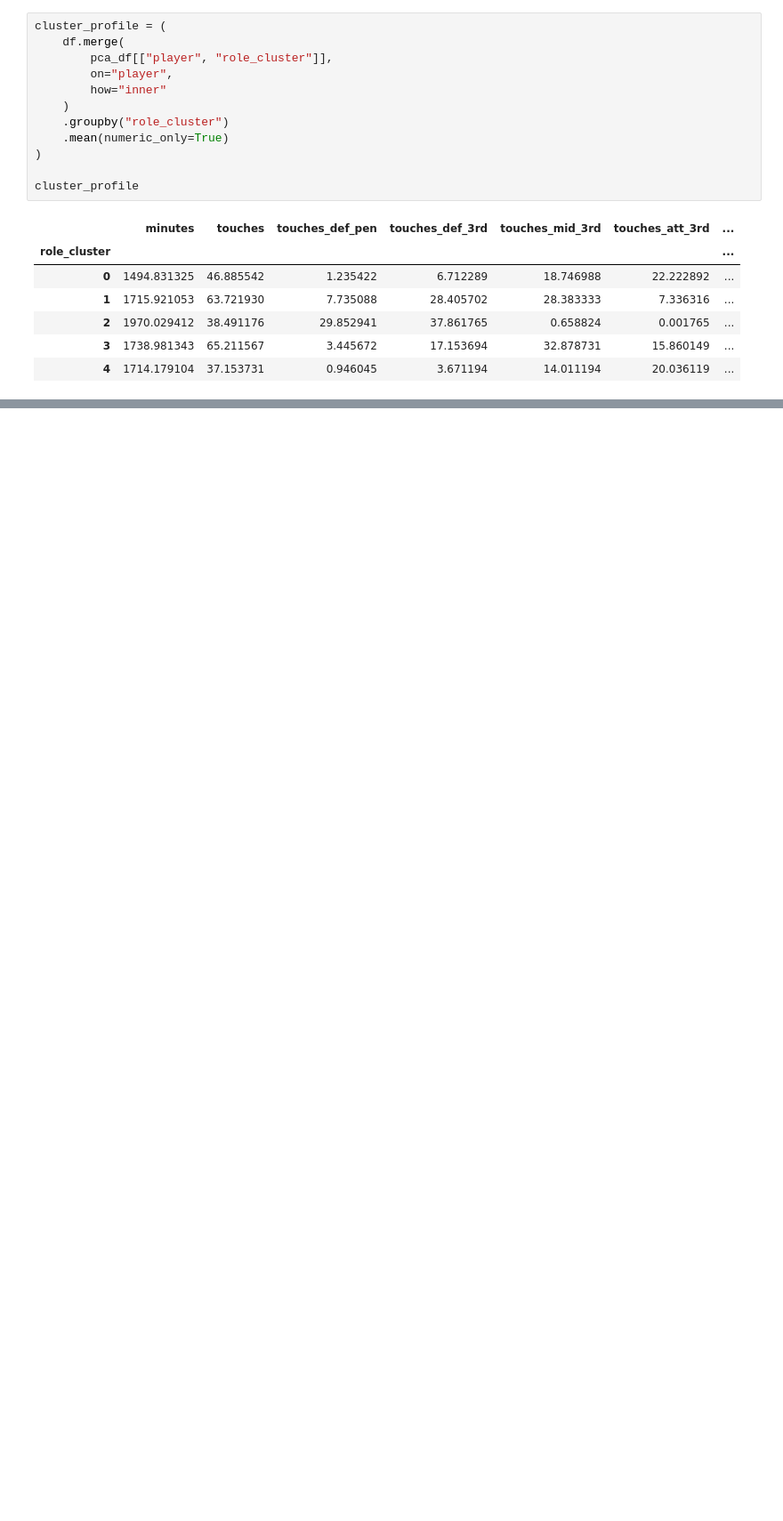
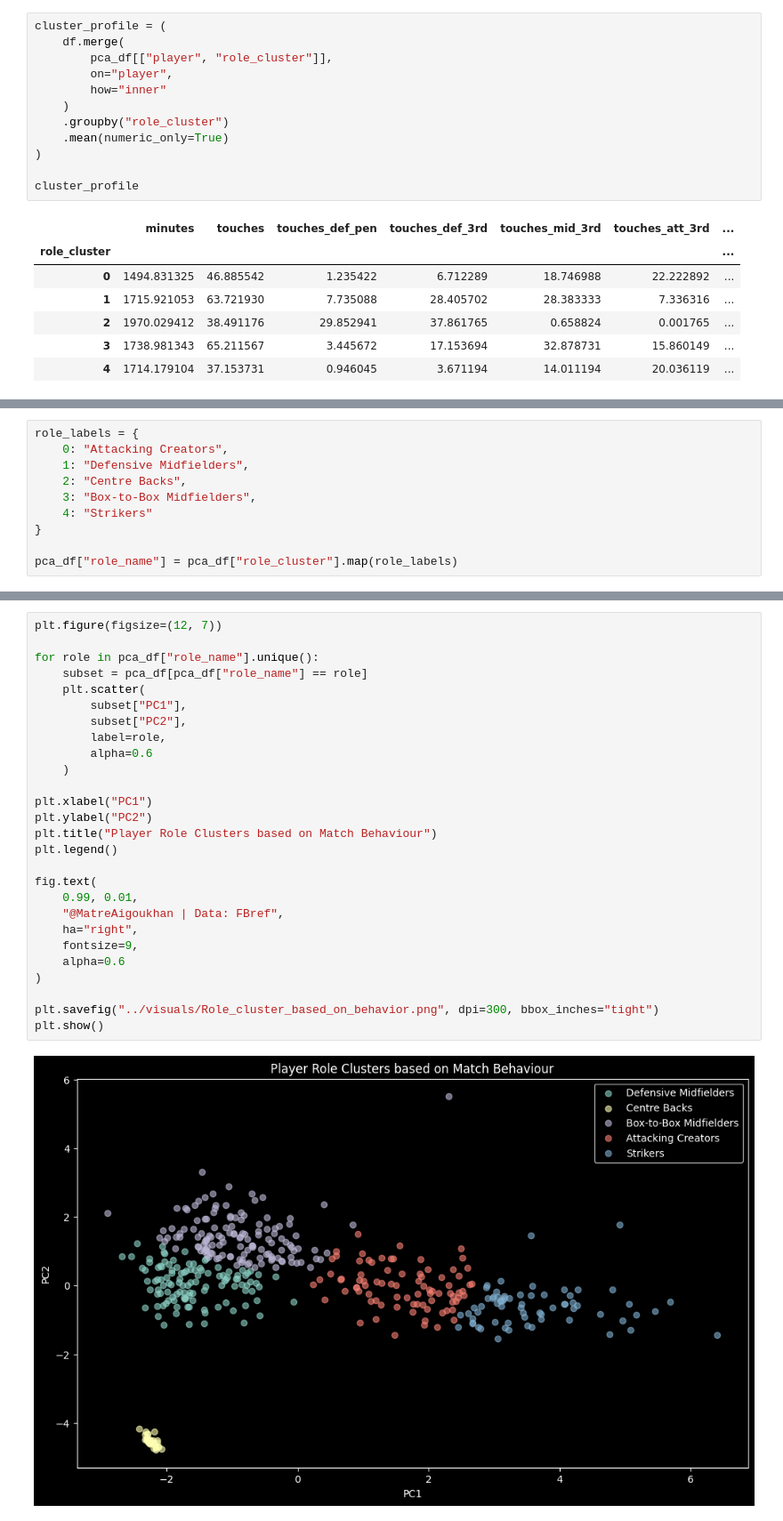
Before and after one commit to Matre5/player-role-profiler, a Jupyter notebook: notebooks/01_player_role_geometry.ipynb, the cells around one changed output, grey strips where cells are left out. Shown at 89% size. Cells and saved outputs as stored; diff of their text form; blank space fills up the shorter version.

```diff
--- a/notebooks/01_player_role_geometry.ipynb
+++ b/notebooks/01_player_role_geometry.ipynb
@@ -816,0 +819,10 @@ cluster_profile
+# %%
+role_labels = {
+    0: "Attacking Creators",
+    1: "Defensive Midfielders",
+    2: "Centre Backs",
+    3: "Box-to-Box Midfielders",
+    4: "Strikers"
+}
+
+pca_df["role_name"] = pca_df["role_cluster"].map(role_labels)
@@ -816,0 +846,29 @@ cluster_profile
+# %%
+plt.figure(figsize=(12, 7))
+
+for role in pca_df["role_name"].unique():
+    subset = pca_df[pca_df["role_name"] == role]
+    plt.scatter(
+        subset["PC1"],
+        subset["PC2"],
+        label=role,
+        alpha=0.6
+    )
+
+plt.xlabel("PC1")
+plt.ylabel("PC2")
+plt.title("Player Role Clusters based on Match Behaviour")
+plt.legend()
+
+fig.text(
+    0.99, 0.01,
+    "@MatreAigoukhan | Data: FBref",
+    ha="right",
+    fontsize=9,
+    alpha=0.6
+)
+
+plt.savefig("../visuals/Role_cluster_based_on_behavior.png", dpi=300, bbox_inches="tight")
+plt.show()
+# %% [output]
+[figure, added]
```
Also changed, not shown: parts of 10 cells of this notebook, 7 other files.
